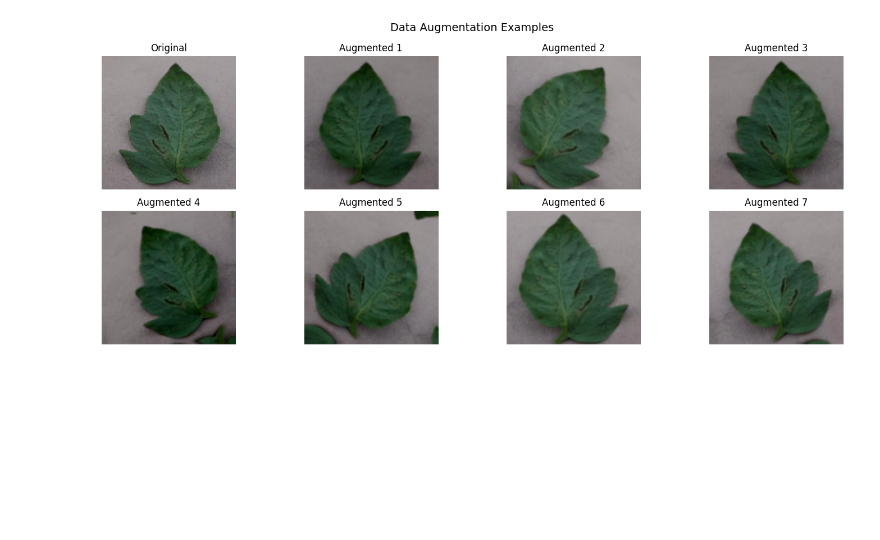
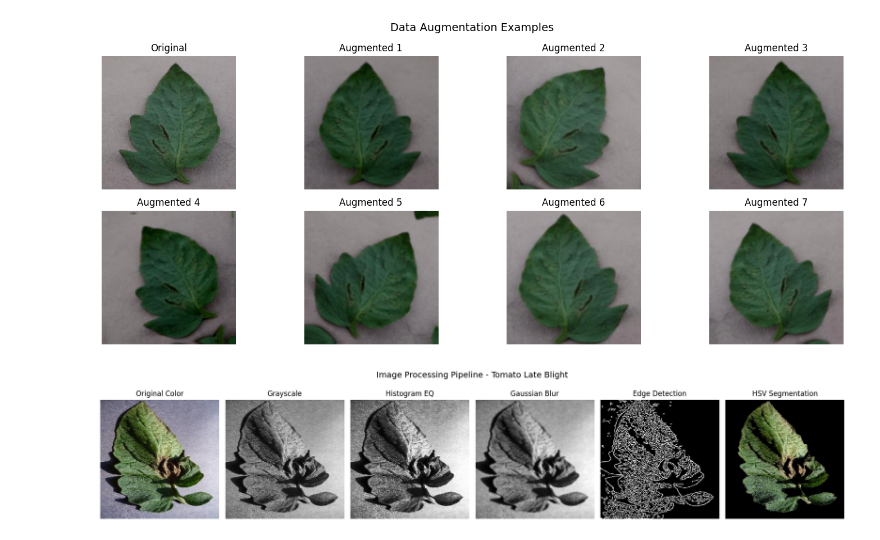
Before and after one commit to tmadulanjaya/Smart_Agriculture--Plant_Disease_Detection, a Jupyter notebook: smart-agriculture.ipynb, the cells around one changed output. Saved outputs shown, nothing was run; the diff lists cells and outputs as text; code cells hidden in the pictures; blank space fills up the shorter version.

```diff
--- a/smart-agriculture.ipynb
+++ b/smart-agriculture.ipynb
@@ -194,3 +194,61 @@ plt.tight_layout()
 plt.show()
 # %% [output]
 [figure]
+# %%
+sample_class = "Tomato___Late_blight"
+sample_path = os.path.join(DATA_DIR, sample_class)
+img_file = os.listdir(sample_path)[0]
+img = cv2.imread(os.path.join(sample_path, img_file))
+img_rgb = cv2.cvtColor(img, cv2.COLOR_BGR2RGB)
+
+img_gray = cv2.cvtColor(img_rgb, cv2.COLOR_RGB2GRAY)
+
+img_eq = cv2.equalizeHist(img_gray)
+
+blurred = cv2.GaussianBlur(img_gray, (5,5), 0)
+
+edges = cv2.Canny(img_gray, 100, 200)
+
+hsv = cv2.cvtColor(img, cv2.COLOR_BGR2HSV)
+lower = np.array([10, 40, 40])
+upper = np.array([80, 255, 255])
+mask = cv2.inRange(hsv, lower, upper)
+segmented = cv2.bitwise_and(img_rgb, img_rgb, mask=mask)
+
+plt.figure(figsize=(18, 4))
+
+plt.subplot(1, 6, 1)
+plt.imshow(img_rgb)
+plt.title("Original Color")
+plt.axis("off")
+
+plt.subplot(1, 6, 2)
+plt.imshow(img_gray, cmap='gray')
+plt.title("Grayscale")
+plt.axis("off")
+
+plt.subplot(1, 6, 3)
+plt.imshow(img_eq, cmap='gray')
+plt.title("Histogram EQ")
+plt.axis("off")
+
+plt.subplot(1, 6, 4)
+plt.imshow(blurred, cmap='gray')
+plt.title("Gaussian Blur")
+plt.axis("off")
+
+plt.subplot(1, 6, 5)
+plt.imshow(edges, cmap='gray')
+plt.title("Edge Detection")
+plt.axis("off")
+
+plt.subplot(1, 6, 6)
+plt.imshow(segmented)
+plt.title("HSV Segmentation")
+plt.axis("off")
+
+plt.suptitle("Image Processing Pipeline - Tomato Late Blight", fontsize=14)
+plt.tight_layout()
+plt.show()
+# %% [output]
+[figure, added]
```
Also changed, not shown: parts of 2 cells of this notebook.
